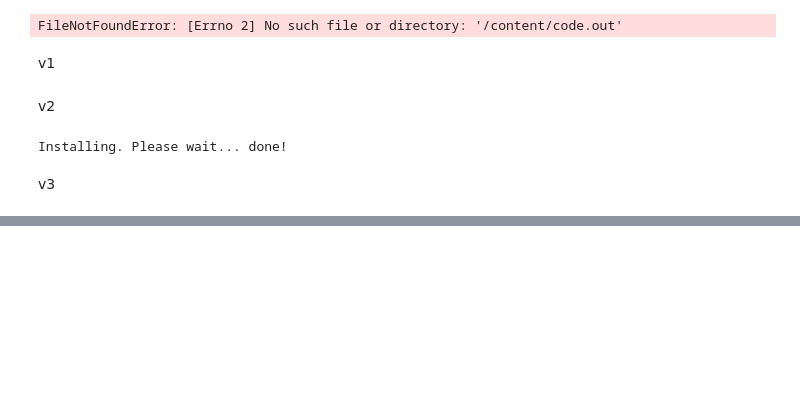
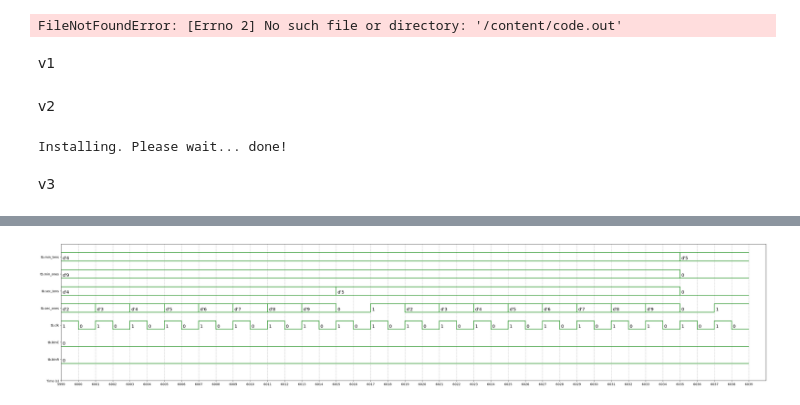
Before and after one commit to Xavian-Yunos/DSL_T02, a Jupyter notebook: Simulation/simT02_Basys3_StopWatch_SSD.ipynb, the cells around one changed output, grey strips where cells are left out. Drawn from its saved outputs; the diff is of its cells as text; code cells hidden in the pictures; blank space fills up the shorter version.

```diff
--- a/Simulation/simT02_Basys3_StopWatch_SSD.ipynb
+++ b/Simulation/simT02_Basys3_StopWatch_SSD.ipynb
@@ -1950,0 +2054,8 @@ endmodule
+# %%
+%%waveform tb.vcd
+sign_list = ["tb.min_tens","tb.min_ones", "tb.sec_tens","tb.sec_ones", "tb.clk", "tb.btnC","tb.btnR"]
+time_begin = 5999
+time_end = 6039
+base = 'dec'
+# %% [output]
+[figure, added]
```
Also changed, not shown: parts of 5 cells of this notebook.
